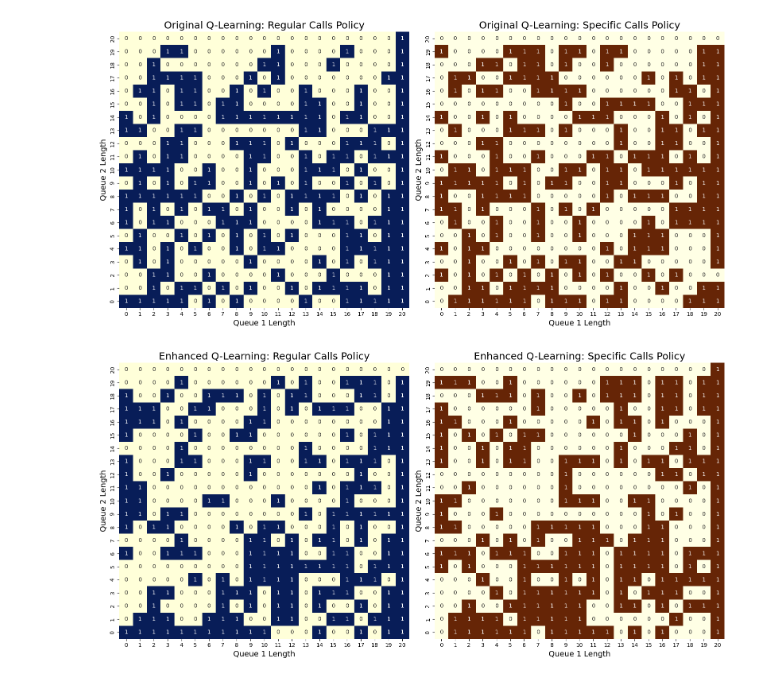
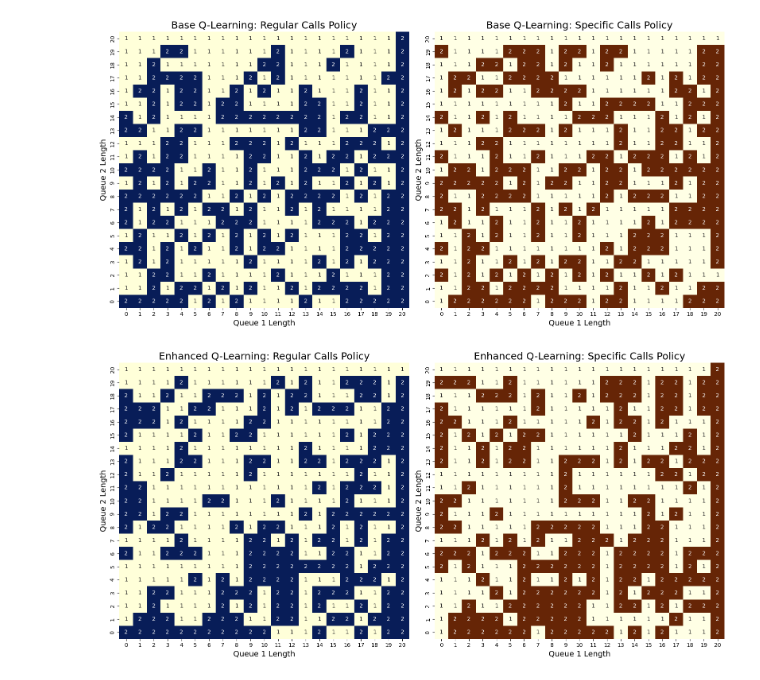
Before and after one commit to ifboelhasrin/MDSProj_CallCentre, a Jupyter notebook: 20250813 MDSProj_CallCentre_Sim_QL.ipynb, the cells around one changed output. Saved outputs shown, nothing was run; the diff lists cells and outputs as text; code cells hidden in the pictures.

```diff
--- a/20250813 MDSProj_CallCentre_Sim_QL.ipynb
+++ b/20250813 MDSProj_CallCentre_Sim_QL.ipynb
@@ -100,49 +100,51 @@ enh_spec_grid = create_grid(enhanced_specific_q)
 
 # Plotting function
 def plot_q_policies(grid_reg, grid_spec, title_reg, title_spec):
+    # Change 0 to 1, 1 to 2 for plotting
+    grid_reg_plot = np.where(grid_reg == 0, 1, 2)
+    grid_spec_plot = np.where(grid_spec == 0, 1, 2)
+
     fig, axes = plt.subplots(1, 2, figsize=(16, 8))
     sns.heatmap(
-        grid_reg,
+        grid_reg_plot,
         annot=True,
         fmt='.0f',
         cmap='YlGnBu',
         cbar=False,
         xticklabels=range(min_x, max_x + 1),
         yticklabels=range(min_y, max_y + 1),
-        mask=np.isnan(grid_reg),
         ax=axes[0]
     )
-    axes[0].set_title(title_reg)
-    axes[0].set_xlabel('Queue 1 Length')
-    axes[0].set_ylabel('Queue 2 Length')
+    axes[0].set_title(title_reg, fontsize=18)
+    axes[0].set_xlabel('Queue 1 Length', fontsize=14)
+    axes[0].set_ylabel('Queue 2 Length', fontsize=14)
     axes[0].invert_yaxis()
     sns.heatmap(
-        grid_spec,
+        grid_spec_plot,
         annot=True,
         fmt='.0f',
         cmap='YlOrBr',
         cbar=False,
         xticklabels=range(min_x, max_x + 1),
         yticklabels=range(min_y, max_y + 1),
-        mask=np.isnan(grid_spec),
         ax=axes[1]
     )
     axes[1].set_title(title_spec)
-    axes[1].set_xlabel('Queue 1 Length')
-    axes[1].set_ylabel('Queue 2 Length')
+    axes[1].set_xlabel('Queue 1 Length', fontsize=14)
+    axes[1].set_ylabel('Queue 2 Length', fontsize=14)
     axes[1].invert_yaxis()
     plt.tight_layout()
     plt.show()
 
 
 # Plot the policies
 plot_q_policies(
     ori_reg_grid, ori_spec_grid,
-    'Original Q-Learning: Regular Calls Policy',
-    'Original Q-Learning: Specific Calls Policy'
+    'Base Q-Learning: Regular Calls Policy',
+    'Base Q-Learning: Specific Calls Policy'
 )
 # %% [output]
-[figure, old version]
+[figure, new version]
 # %%
 plot_q_policies(
     enh_reg_grid, enh_spec_grid,
```
Also changed, not shown: parts of 8 cells of this notebook, 4 other files.
